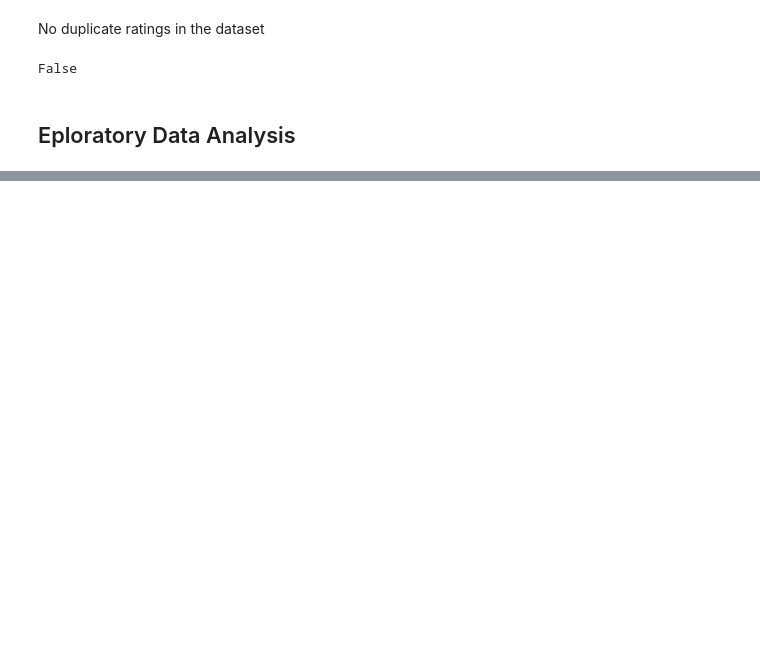
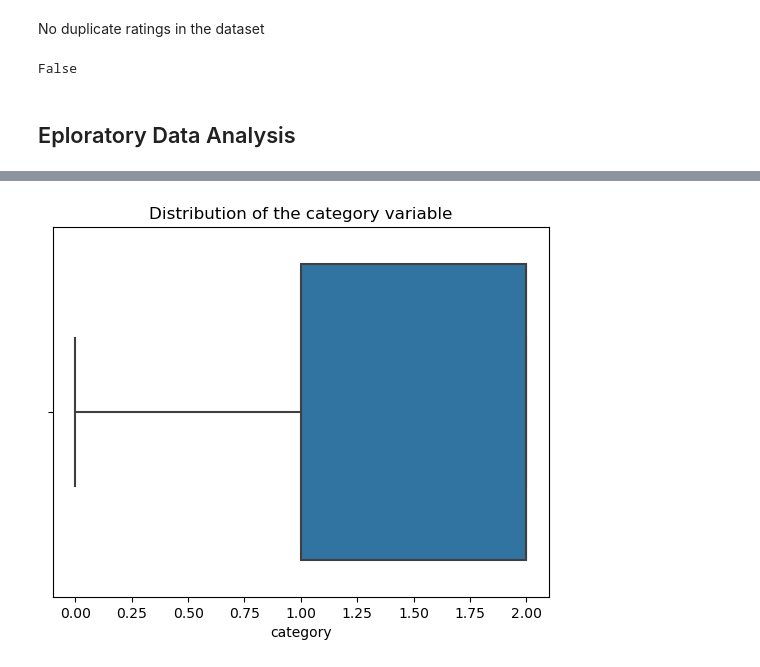
Before and after one commit to bizzfuzz/netflix-recommender, a Jupyter notebook: index.ipynb, the cells around one changed output, grey strips where cells are left out. Drawn from its saved outputs; the diff is of its cells as text; code cells hidden in the pictures; blank space fills up the shorter version.

```diff
--- a/index.ipynb
+++ b/index.ipynb
@@ -110,0 +162,7 @@ plt.hist(x, bins=10, histtype='bar')
+# %%
+ratings["category"] = ratings.rating.apply(
+    lambda x:
+        0 if x == 1 or x == 2
+        else(1 if x ==3 else 2)
+)
+ratings.head()
@@ -110,0 +176,5 @@ plt.hist(x, bins=10, histtype='bar')
+# %%
+sns.boxplot(x='category', data=ratings)
+plt.title("Distribution of the category variable");
+# %% [output]
+[figure, added]
```
Also changed, not shown: parts of 27 cells of this notebook, 1 other file.
